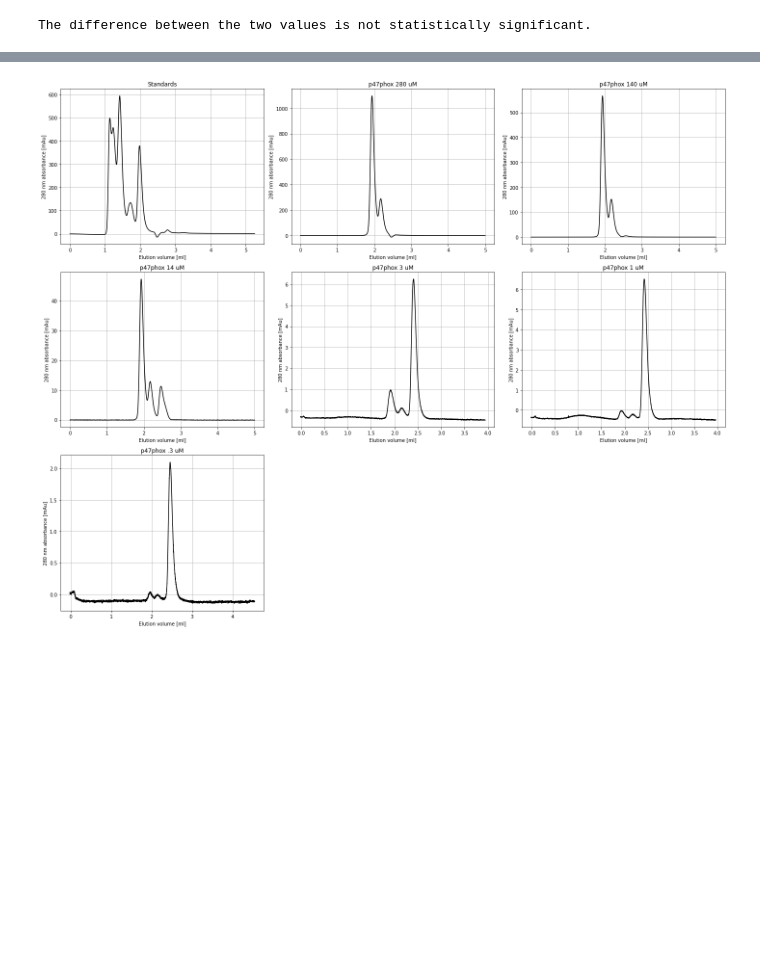
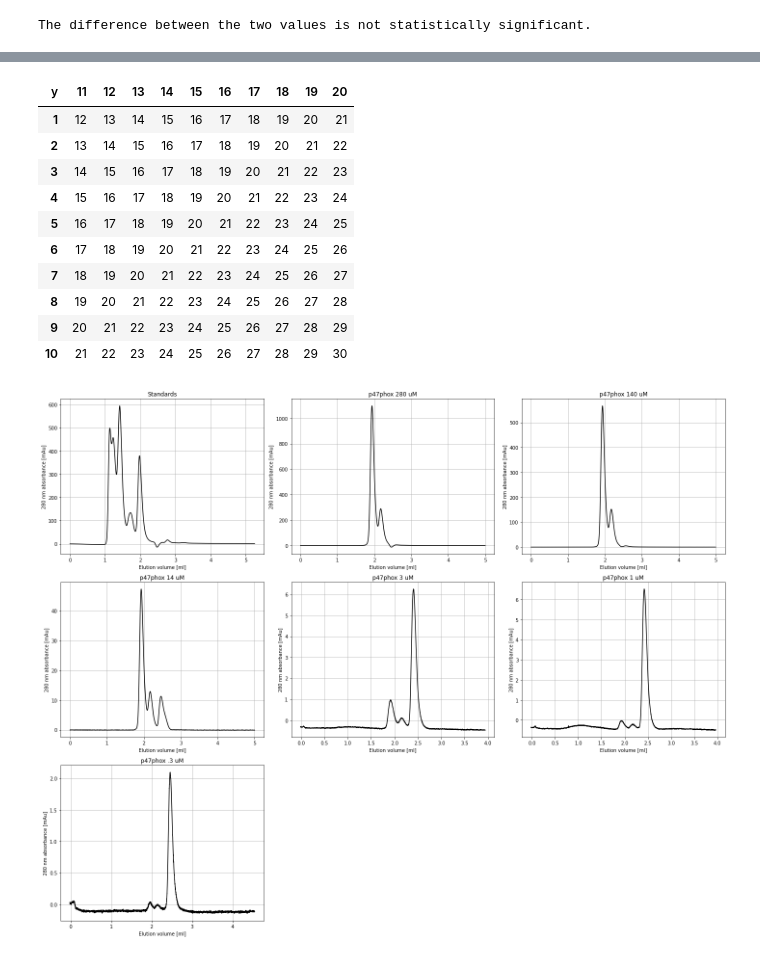
Before and after one commit to MichaelGajhede/SEC_analysis, a Jupyter notebook: SEC_fig.ipynb, the cells around one changed output, grey strips where cells are left out. Cells and saved outputs as stored; diff of their text form; code cells hidden in the pictures; blank space fills up the shorter version.

```diff
--- a/SEC_fig.ipynb
+++ b/SEC_fig.ipynb
@@ -699,3 +762,39 @@ plt.show()
+# %%
+import pandas as pd
+
+# initialize an empty DataFrame
+df = pd.DataFrame(columns=["y"] + list(range(1, 11)))
+
+# define the range of values for x and y
+x_range = range(1, 11)
+y_range = range(11, 21)
+
+# loop over x and y values, calculate the sum, and append the results to the DataFrame
+for y in y_range:
+    row = {"y": y}
+    for x in x_range:
+        sum_xy = x + y
+        row[x] = sum_xy
+    df = df.append(row, ignore_index=True)
+
+# set the index to the y column and transpose the DataFrame
+df.set_index("y", inplace=True)
+df = df.transpose()
+
+# print the resulting DataFrame
+df
+# %% [output]
+| y | 11 | 12 | 13 | 14 | 15 | 16 | 17 | 18 | 19 | 20 |
+| 1 | 12 | 13 | 14 | 15 | 16 | 17 | 18 | 19 | 20 | 21 |
+| 2 | 13 | 14 | 15 | 16 | 17 | 18 | 19 | 20 | 21 | 22 |
+| 3 | 14 | 15 | 16 | 17 | 18 | 19 | 20 | 21 | 22 | 23 |
+| 4 | 15 | 16 | 17 | 18 | 19 | 20 | 21 | 22 | 23 | 24 |
+| 5 | 16 | 17 | 18 | 19 | 20 | 21 | 22 | 23 | 24 | 25 |
+| 6 | 17 | 18 | 19 | 20 | 21 | 22 | 23 | 24 | 25 | 26 |
+| 7 | 18 | 19 | 20 | 21 | 22 | 23 | 24 | 25 | 26 | 27 |
+| 8 | 19 | 20 | 21 | 22 | 23 | 24 | 25 | 26 | 27 | 28 |
+| 9 | 20 | 21 | 22 | 23 | 24 | 25 | 26 | 27 | 28 | 29 |
+| 10 | 21 | 22 | 23 | 24 | 25 | 26 | 27 | 28 | 29 | 30 |
 # %%
 #plot all selected traces
 from matplotlib.patches import Patch
```
Also changed, not shown: parts of 3 cells of this notebook.
